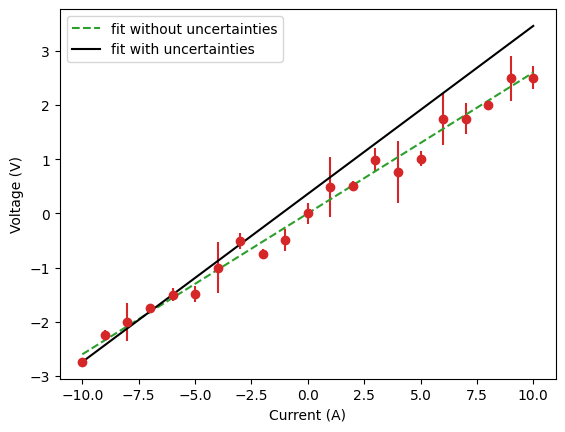
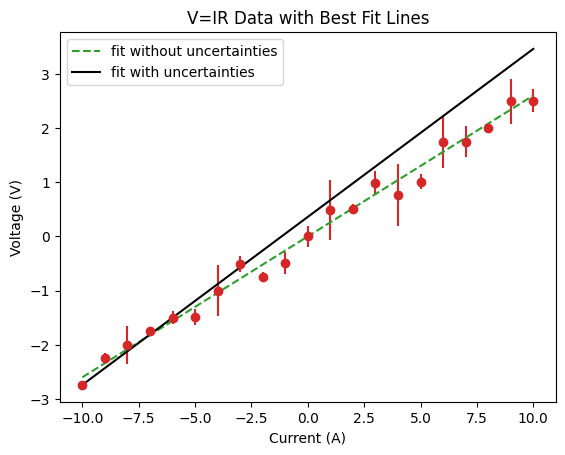
Code edit (unified diff) that turned the first committed figure into the second:
--- before
+++ after
@@ -1,13 +1,9 @@
 fig4 = plt.figure()
 
+plt.title('V=IR Data with Best Fit Lines')
 plt.errorbar(x,y, np.abs(dy), marker = 'o', markersize = 6, c = 'C3', linestyle = ' ')
-
 plt.plot(x, bestb + bestm * x, '--', c = 'C2', label = 'fit without uncertainties')
-
 plt.plot(x, bestb_werr + bestm_werr * x, '-', c = 'black', label = 'fit with uncertainties')
-
 plt.xlabel('Current (A)')
-
 plt.ylabel('Voltage (V)')
-
 plt.legend();

Commit: titled